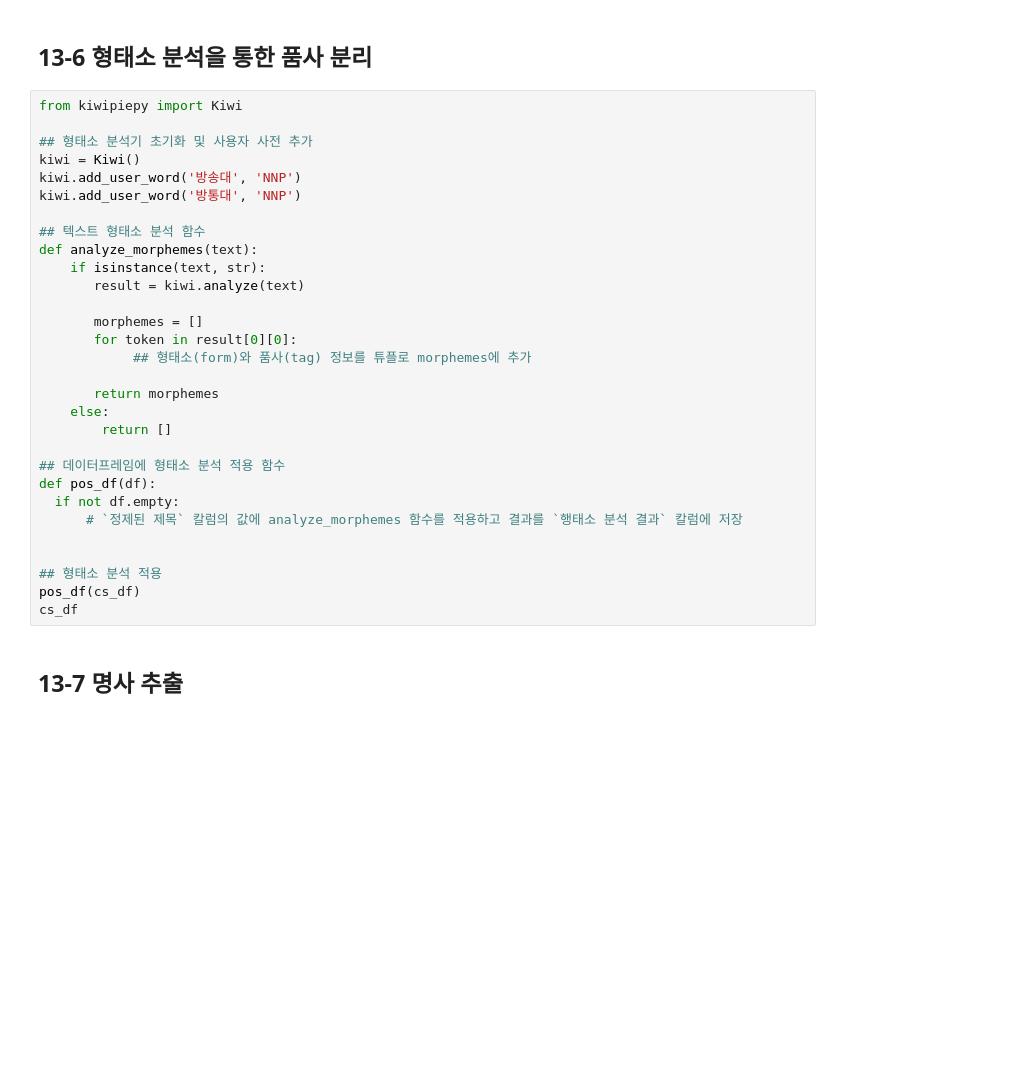
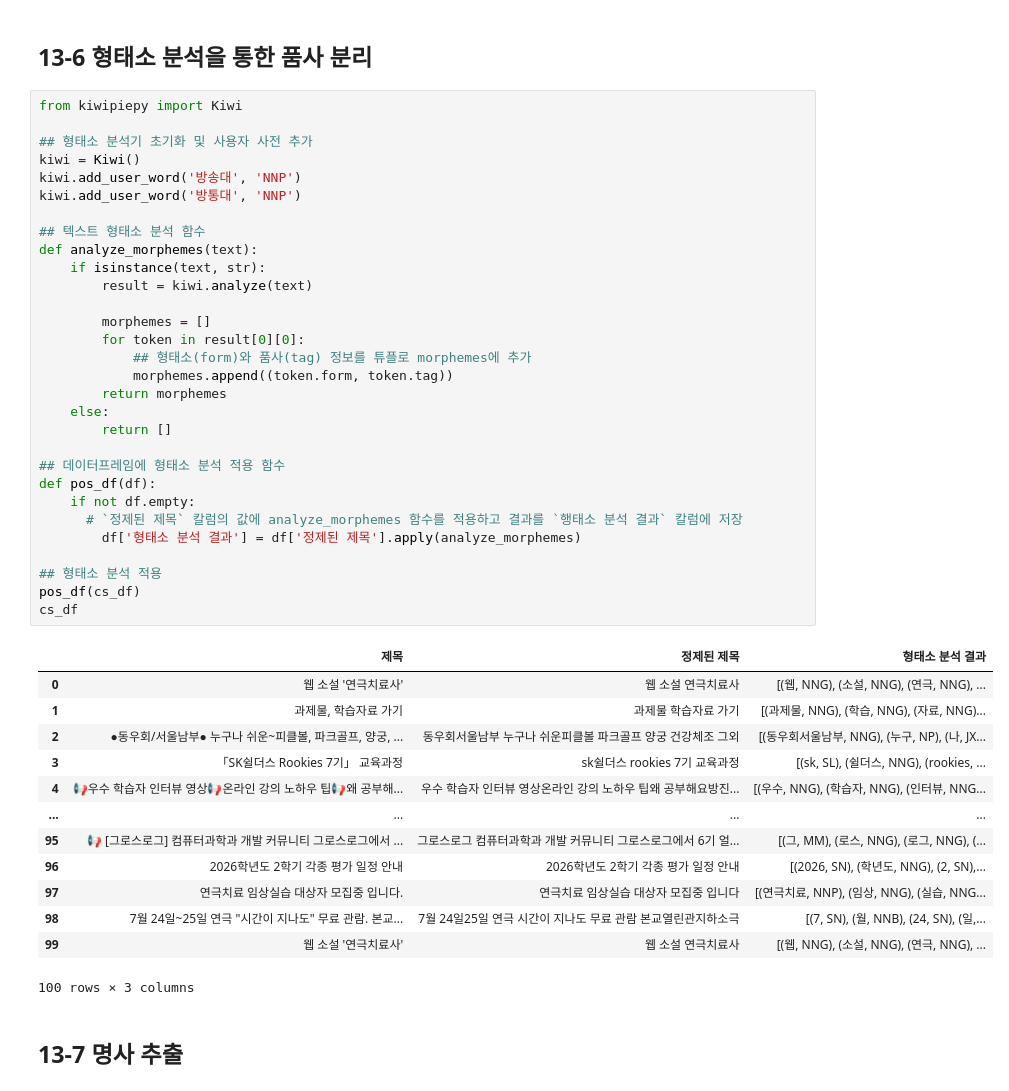
Before and after one commit to jj-it-lab/Data-Analysis-with-Open-Source, a Jupyter notebook: 오픈소스_데이터_분석_13강.ipynb, the cells around one changed output. Saved outputs shown, nothing was run; the diff lists cells and outputs as text; blank space fills up the shorter version.

```diff
--- a/오픈소스_데이터_분석_13강.ipynb
+++ b/오픈소스_데이터_분석_13강.ipynb
@@ -251,33 +251,47 @@ kiwi.analyze('안녕하세요 저는 방송대 학생입니다.')[0][0]
 # %%
 from kiwipiepy import Kiwi
 
 ## 형태소 분석기 초기화 및 사용자 사전 추가
 kiwi = Kiwi()
 kiwi.add_user_word('방송대', 'NNP')
 kiwi.add_user_word('방통대', 'NNP')
 
 ## 텍스트 형태소 분석 함수
 def analyze_morphemes(text):
     if isinstance(text, str):
-       result = kiwi.analyze(text)
+        result = kiwi.analyze(text)
 
-       morphemes = []
-       for token in result[0][0]:
+        morphemes = []
+        for token in result[0][0]:
             ## 형태소(form)와 품사(tag) 정보를 튜플로 morphemes에 추가
-
-       return morphemes
+            morphemes.append((token.form, token.tag))
+        return morphemes
     else:
         return []
 
 ## 데이터프레임에 형태소 분석 적용 함수
 def pos_df(df):
-  if not df.empty:
+    if not df.empty:
       # `정제된 제목` 칼럼의 값에 analyze_morphemes 함수를 적용하고 결과를 `행태소 분석 결과` 칼럼에 저장
-
+        df['형태소 분석 결과'] = df['정제된 제목'].apply(analyze_morphemes)
 
 ## 형태소 분석 적용
 pos_df(cs_df)
 cs_df
+# %% [output]
+|  | 제목 | 정제된 제목 | 형태소 분석 결과 |
+| 0 | 웹 소설 '연극치료사' | 웹 소설 연극치료사 | [(웹, NNG), (소설, NNG), (연극, NNG), ... |
+| 1 | 과제물, 학습자료 가기 | 과제물 학습자료 가기 | [(과제물, NNG), (학습, NNG), (자료, NNG)... |
+| 2 | ●동우회/서울남부● 누구나 쉬운~피클볼, 파크골프, 양궁, ... | 동우회서울남부 누구나 쉬운피클볼 파크골프 양궁 건강체조 그외 | [(동우회서울남부, NNG), (누구, NP), (나, JX... |
+| 3 | 「SK쉴더스 Rookies 7기」 교육과정 | sk쉴더스 rookies 7기 교육과정 | [(sk, SL), (쉴더스, NNG), (rookies, ... |
+| 4 | 📢우수 학습자 인터뷰 영상📢온라인 강의 노하우 팁📢왜 공부해... | 우수 학습자 인터뷰 영상온라인 강의 노하우 팁왜 공부해요방진... | [(우수, NNG), (학습자, NNG), (인터뷰, NNG... |
+| ... | ... | ... | ... |
+| 95 | 📢 [그로스로그] 컴퓨터과학과 개발 커뮤니티 그로스로그에서 ... | 그로스로그 컴퓨터과학과 개발 커뮤니티 그로스로그에서 6기 얼... | [(그, MM), (로스, NNG), (로그, NNG), (... |
+| 96 | 2026학년도 2학기 각종 평가 일정 안내 | 2026학년도 2학기 각종 평가 일정 안내 | [(2026, SN), (학년도, NNG), (2, SN),... |
+| 97 | 연극치료 임상실습 대상자 모집중 입니다. | 연극치료 임상실습 대상자 모집중 입니다 | [(연극치료, NNP), (임상, NNG), (실습, NNG... |
+| 98 | 7월 24일~25일 연극 "시간이 지나도" 무료 관람. 본교... | 7월 24일25일 연극 시간이 지나도 무료 관람 본교열린관지하소극 | [(7, SN), (월, NNB), (24, SN), (일,... |
+| 99 | 웹 소설 '연극치료사' | 웹 소설 연극치료사 | [(웹, NNG), (소설, NNG), (연극, NNG), ... |
+100 rows × 3 columns
 # %% [markdown]
 ## 13-7 명사 추출
 # %%
```
